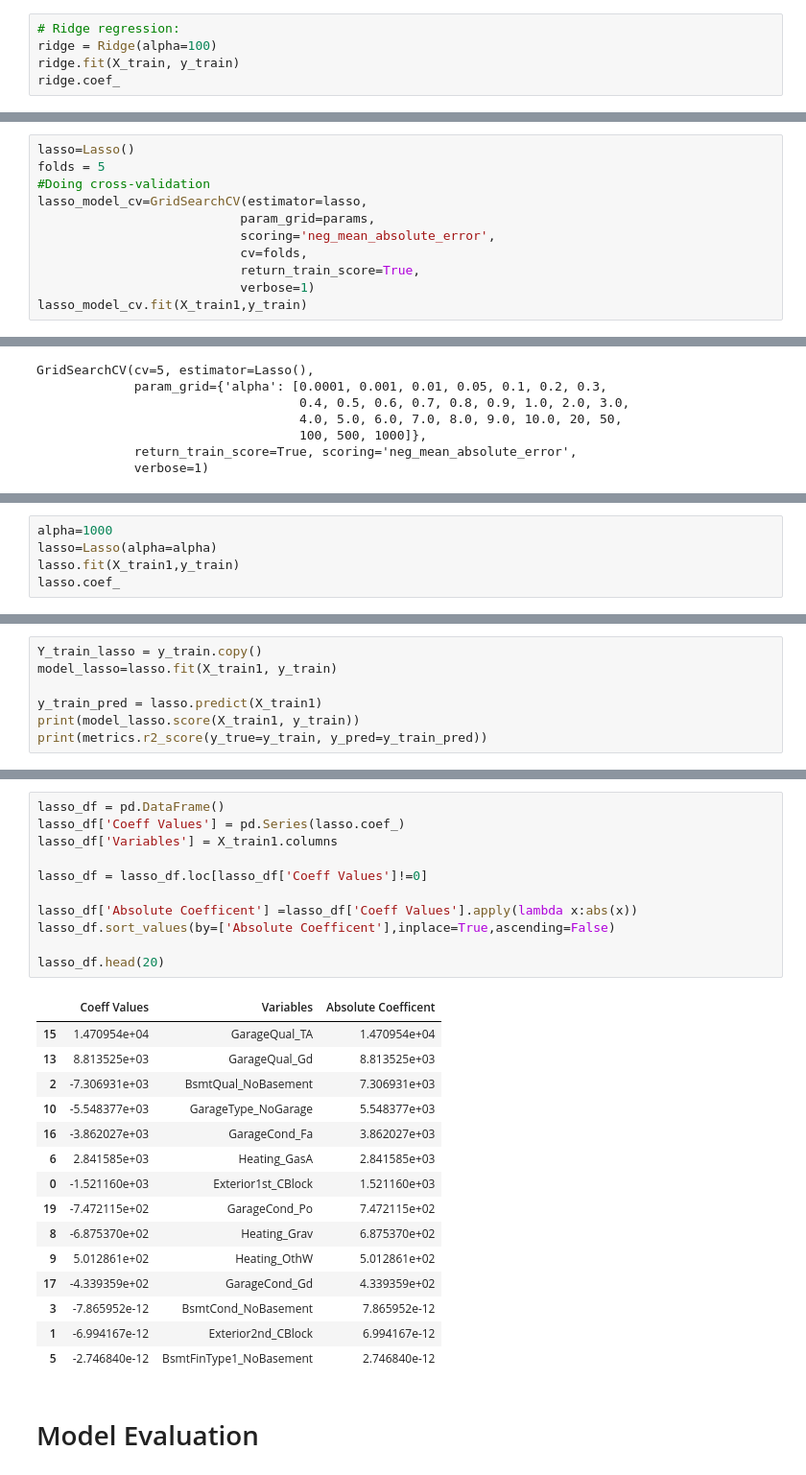
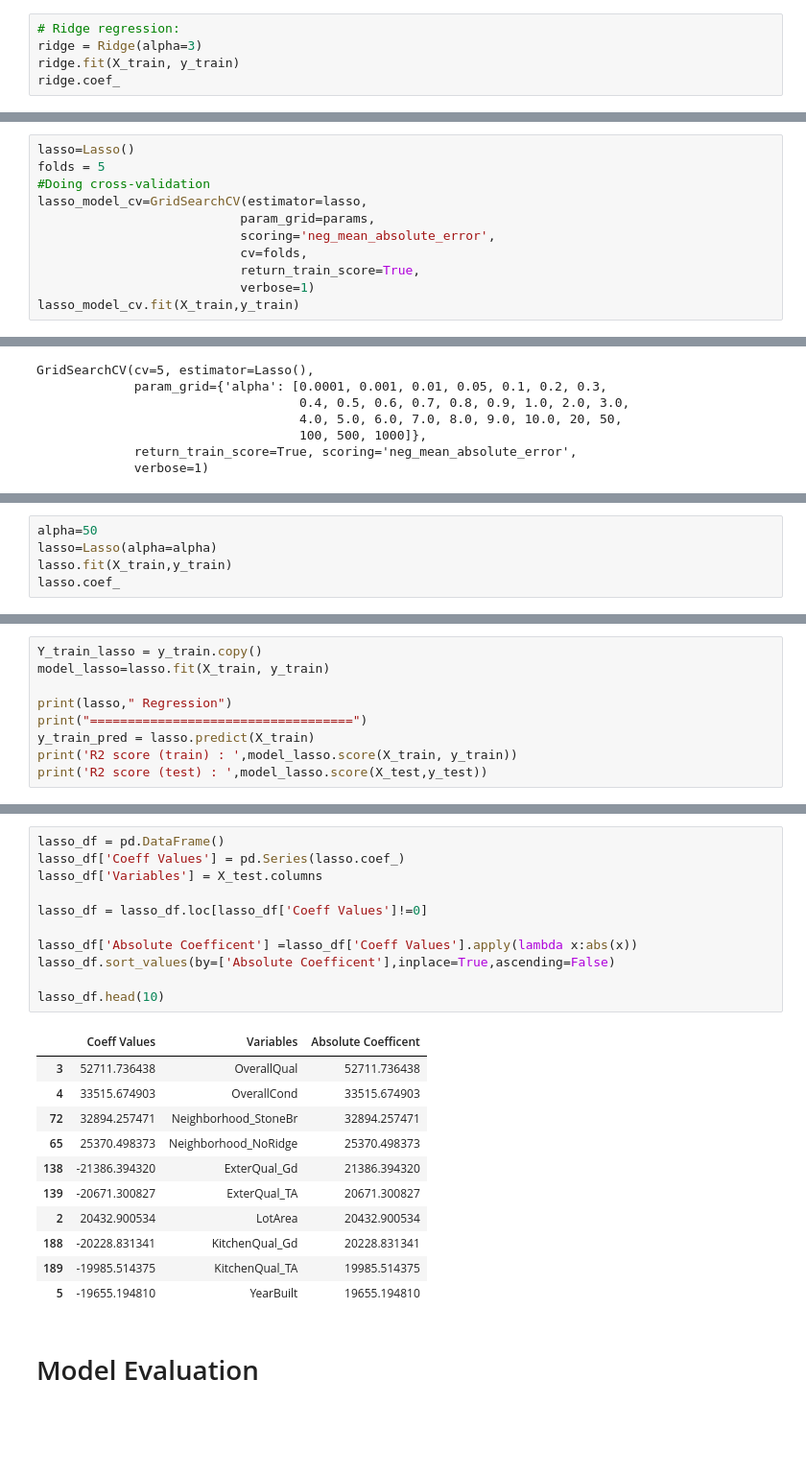
Before and after one commit to Sudeep-KS/-AdvancedRegression-HousePricing, a Jupyter notebook: Advance_Regression_Assignment.ipynb, the cells around one changed output, grey strips where cells are left out. Shown at 96% size. Saved outputs shown, nothing was run; the diff lists cells and outputs as text; blank space fills up the shorter version.

```diff
--- a/Advance_Regression_Assignment.ipynb
+++ b/Advance_Regression_Assignment.ipynb
@@ -629,6 +708,6 @@ plt.show()
 # %%
 # Ridge regression:
-ridge = Ridge(alpha=100)
+ridge = Ridge(alpha=3)
 ridge.fit(X_train, y_train)
 ridge.coef_
 # %% [output]
@@ -690,7 +777,7 @@ lasso_model_cv=GridSearchCV(estimator=lasso,
                            cv=folds,
                            return_train_score=True,
                            verbose=1)
-lasso_model_cv.fit(X_train1,y_train)
+lasso_model_cv.fit(X_train,y_train)
 # %% [output]
 Fitting 5 folds for each of 28 candidates, totalling 140 fits
 GridSearchCV(cv=5, estimator=Lasso(),
@@ -709,6 +796,6 @@ print(lasso_model_cv.best_score_)
 # %%
-alpha=1000
+alpha=50
 lasso=Lasso(alpha=alpha)
-lasso.fit(X_train1,y_train)
+lasso.fit(X_train,y_train)
 lasso.coef_
 # %% [output]
@@ -720,8 +819,10 @@ array([-1.52116023e+03, -6.99416651e-12, -7.30693148e+03, -7.86595159e-12,
 # %%
 Y_train_lasso = y_train.copy()
-model_lasso=lasso.fit(X_train1, y_train)
+model_lasso=lasso.fit(X_train, y_train)
 
-y_train_pred = lasso.predict(X_train1)
-print(model_lasso.score(X_train1, y_train))
-print(metrics.r2_score(y_true=y_train, y_pred=y_train_pred))
+print(lasso," Regression")
+print("===================================")
+y_train_pred = lasso.predict(X_train)
+print('R2 score (train) : ',model_lasso.score(X_train, y_train))
+print('R2 score (test) : ',model_lasso.score(X_test,y_test))
 # %% [output]
@@ -730,29 +833,25 @@ print(metrics.r2_score(y_true=y_train, y_pred=y_train_pred))
 # %%
 lasso_df = pd.DataFrame()
 lasso_df['Coeff Values'] = pd.Series(lasso.coef_)
-lasso_df['Variables'] = X_train1.columns
+lasso_df['Variables'] = X_test.columns
 
 lasso_df = lasso_df.loc[lasso_df['Coeff Values']!=0]
 
 lasso_df['Absolute Coefficent'] =lasso_df['Coeff Values'].apply(lambda x:abs(x))
 lasso_df.sort_values(by=['Absolute Coefficent'],inplace=True,ascending=False)
 
-lasso_df.head(20)
+lasso_df.head(10)
 # %% [output]
 |  | Coeff Values | Variables | Absolute Coefficent |
-| 15 | 1.470954e+04 | GarageQual_TA | 1.470954e+04 |
-| 13 | 8.813525e+03 | GarageQual_Gd | 8.813525e+03 |
-| 2 | -7.306931e+03 | BsmtQual_NoBasement | 7.306931e+03 |
-| 10 | -5.548377e+03 | GarageType_NoGarage | 5.548377e+03 |
-| 16 | -3.862027e+03 | GarageCond_Fa | 3.862027e+03 |
-| 6 | 2.841585e+03 | Heating_GasA | 2.841585e+03 |
-| 0 | -1.521160e+03 | Exterior1st_CBlock | 1.521160e+03 |
-| 19 | -7.472115e+02 | GarageCond_Po | 7.472115e+02 |
-| 8 | -6.875370e+02 | Heating_Grav | 6.875370e+02 |
-| 9 | 5.012861e+02 | Heating_OthW | 5.012861e+02 |
-| 17 | -4.339359e+02 | GarageCond_Gd | 4.339359e+02 |
-| 3 | -7.865952e-12 | BsmtCond_NoBasement | 7.865952e-12 |
-| 1 | -6.994167e-12 | Exterior2nd_CBlock | 6.994167e-12 |
-| 5 | -2.746840e-12 | BsmtFinType1_NoBasement | 2.746840e-12 |
+| 3 | 52711.736438 | OverallQual | 52711.736438 |
+| 4 | 33515.674903 | OverallCond | 33515.674903 |
+| 72 | 32894.257471 | Neighborhood_StoneBr | 32894.257471 |
+| 65 | 25370.498373 | Neighborhood_NoRidge | 25370.498373 |
+| 138 | -21386.394320 | ExterQual_Gd | 21386.394320 |
+| 139 | -20671.300827 | ExterQual_TA | 20671.300827 |
+| 2 | 20432.900534 | LotArea | 20432.900534 |
+| 188 | -20228.831341 | KitchenQual_Gd | 20228.831341 |
+| 189 | -19985.514375 | KitchenQual_TA | 19985.514375 |
+| 5 | -19655.194810 | YearBuilt | 19655.194810 |
 # %% [markdown]
 # Model Evaluation
```
Also changed, not shown: parts of 62 cells of this notebook.
